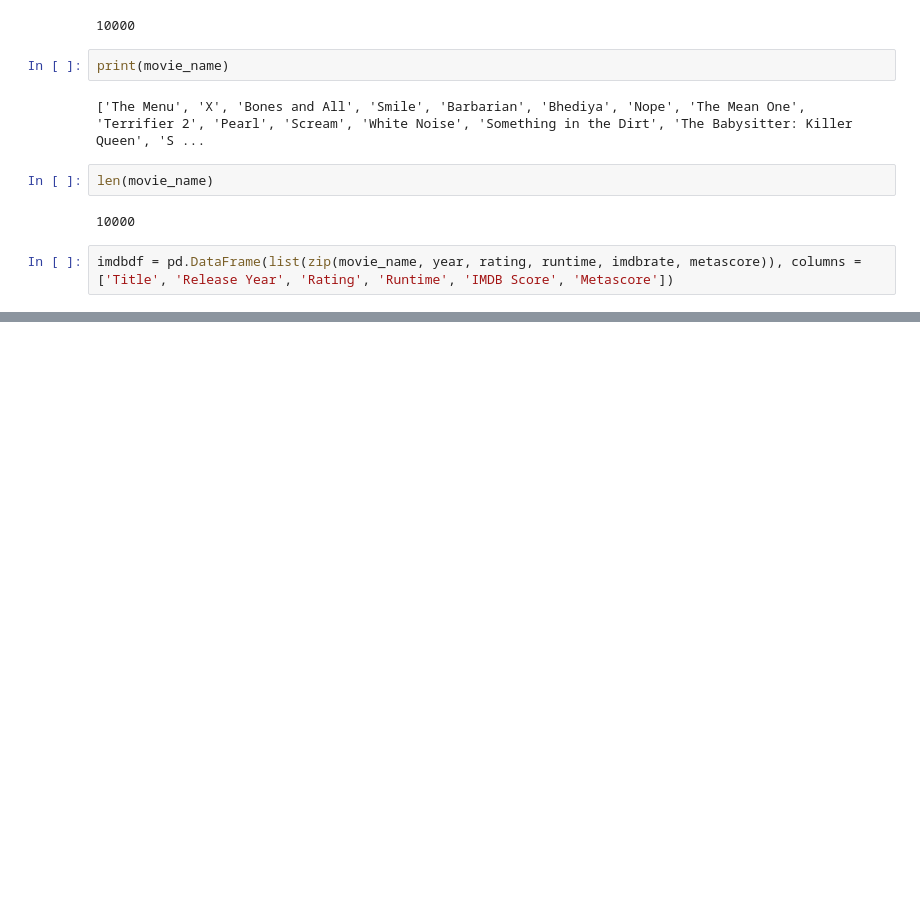
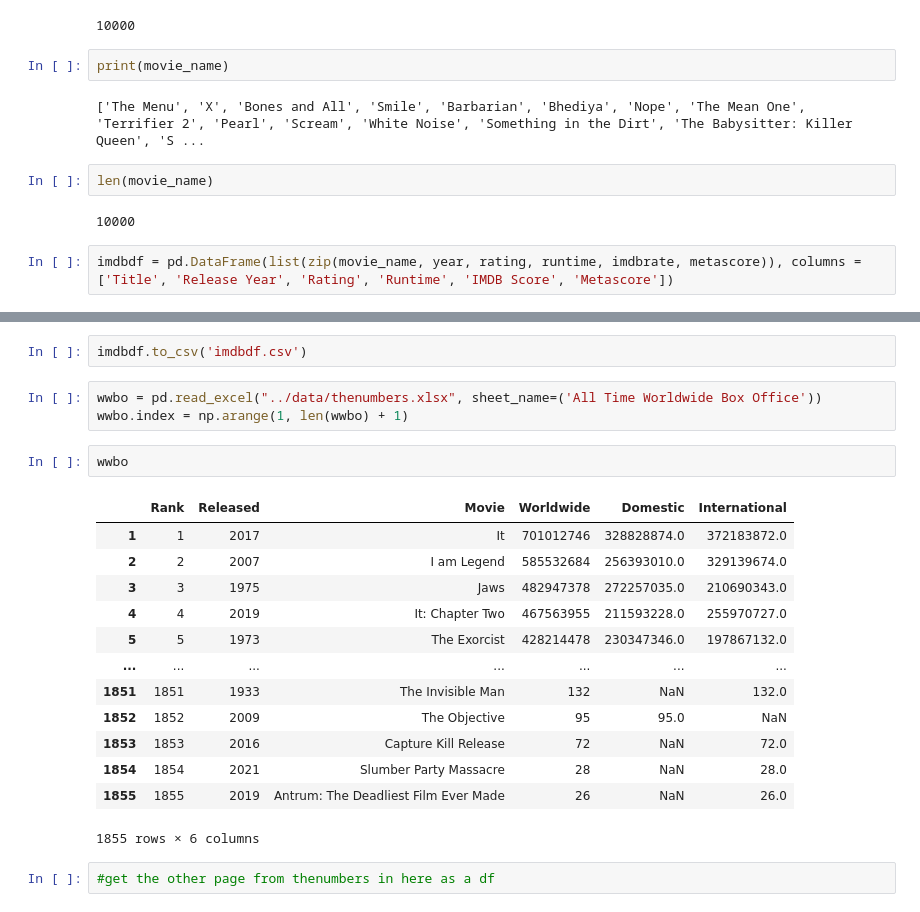
Before and after one commit to RobertRLunn/RLDA7capstone, a Jupyter notebook: notebook/RobertLunnCapstone.ipynb, the cells around one changed output, grey strips where cells are left out. Saved outputs shown, nothing was run; the diff lists cells and outputs as text; blank space fills up the shorter version.

```diff
--- a/notebook/RobertLunnCapstone.ipynb
+++ b/notebook/RobertLunnCapstone.ipynb
@@ -282,0 +267,23 @@ imdbdf
+# %%
+imdbdf.to_csv('imdbdf.csv')
+# %%
+wwbo = pd.read_excel("../data/thenumbers.xlsx", sheet_name=('All Time Worldwide Box Office'))
+wwbo.index = np.arange(1, len(wwbo) + 1)
+# %%
+wwbo
+# %% [output]
+|  | Rank | Released | Movie | Worldwide | Domestic | International |
+| 1 | 1 | 2017 | It | 701012746 | 328828874.0 | 372183872.0 |
+| 2 | 2 | 2007 | I am Legend | 585532684 | 256393010.0 | 329139674.0 |
+| 3 | 3 | 1975 | Jaws | 482947378 | 272257035.0 | 210690343.0 |
+| 4 | 4 | 2019 | It: Chapter Two | 467563955 | 211593228.0 | 255970727.0 |
+| 5 | 5 | 1973 | The Exorcist | 428214478 | 230347346.0 | 197867132.0 |
+| ... | ... | ... | ... | ... | ... | ... |
+| 1851 | 1851 | 1933 | The Invisible Man | 132 | NaN | 132.0 |
+| 1852 | 1852 | 2009 | The Objective | 95 | 95.0 | NaN |
+| 1853 | 1853 | 2016 | Capture Kill Release | 72 | NaN | 72.0 |
+| 1854 | 1854 | 2021 | Slumber Party Massacre | 28 | NaN | 28.0 |
+| 1855 | 1855 | 2019 | Antrum: The Deadliest Film Ever Made | 26 | NaN | 26.0 |
+1855 rows × 6 columns
+# %%
+#get the other page from thenumbers in here as a df
```
Also changed, not shown: parts of 7 cells of this notebook.
